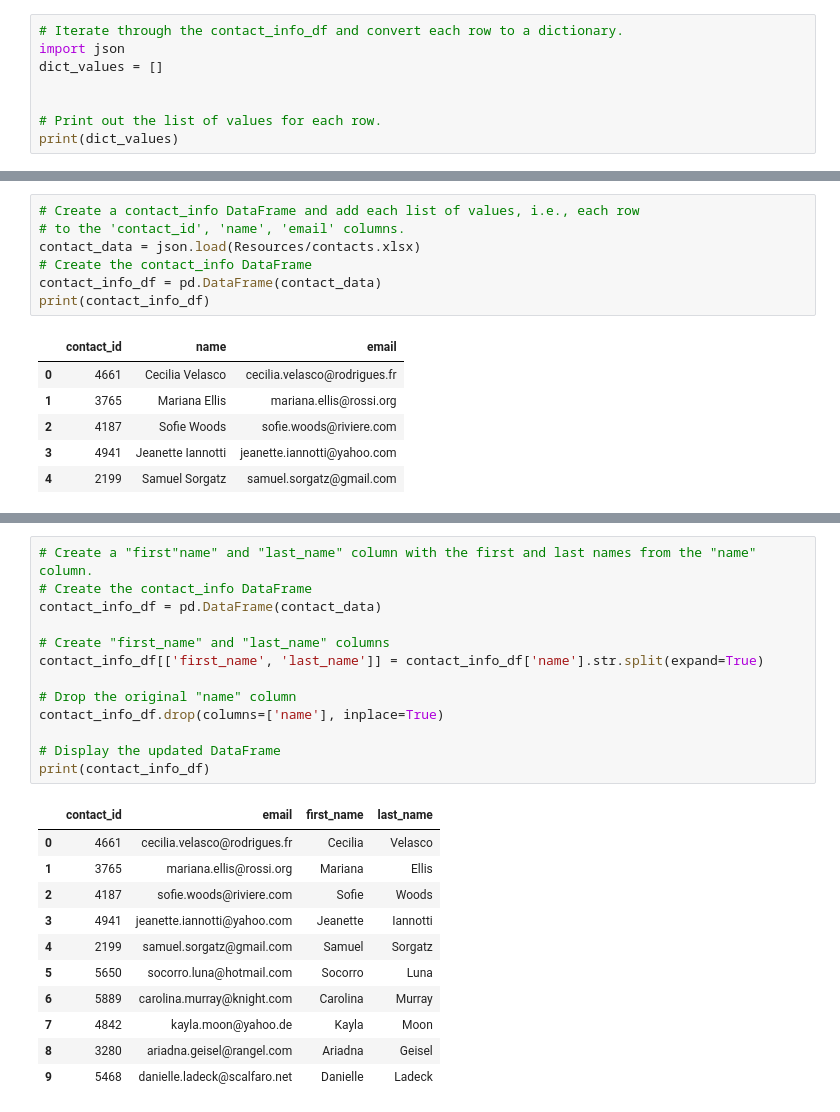
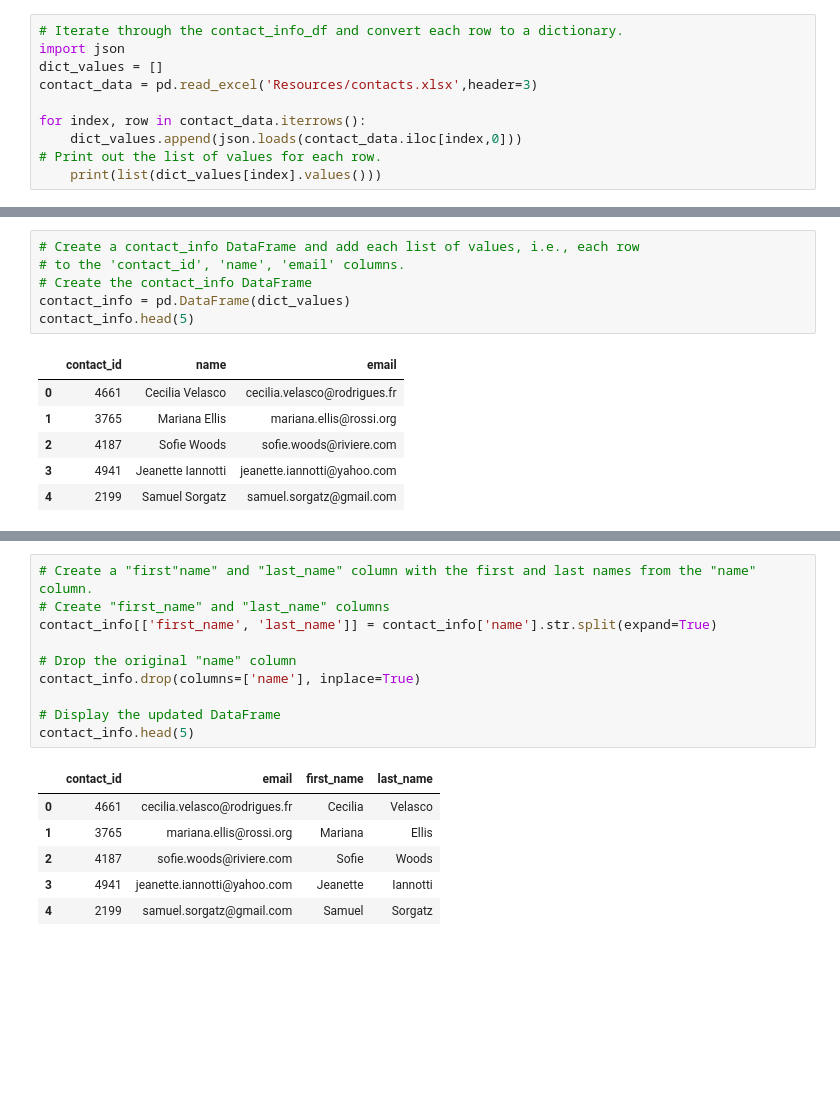
Before and after one commit to whallerud/Crowdfunding_ETL, a Jupyter notebook: ETL_Mini_Project_BSchaeffer_CThomas_SLopez_WHallerud.ipynb.ipynb, the cells around one changed output, grey strips where cells are left out. Saved outputs shown, nothing was run; the diff lists cells and outputs as text; blank space fills up the shorter version.

```diff
--- a/ETL_Mini_Project_BSchaeffer_CThomas_SLopez_WHallerud.ipynb.ipynb
+++ b/ETL_Mini_Project_BSchaeffer_CThomas_SLopez_WHallerud.ipynb.ipynb
@@ -317,8 +270,10 @@ Then export the DataFrame as a `contacts.csv` CSV file.
 # Iterate through the contact_info_df and convert each row to a dictionary.
 import json
 dict_values = []
+contact_data = pd.read_excel('Resources/contacts.xlsx',header=3)
 
-
+for index, row in contact_data.iterrows():
+    dict_values.append(json.loads(contact_data.iloc[index,0]))
 # Print out the list of values for each row.
-print(dict_values)
+    print(list(dict_values[index].values()))
 # %% [output]
@@ -326,10 +297,9 @@ print(dict_values)
 # %%
 # Create a contact_info DataFrame and add each list of values, i.e., each row
 # to the 'contact_id', 'name', 'email' columns.
-contact_data = json.load(Resources/contacts.xlsx)
 # Create the contact_info DataFrame
-contact_info_df = pd.DataFrame(contact_data)
-print(contact_info_df)
+contact_info = pd.DataFrame(dict_values)
+contact_info.head(5)
 # %% [output]
 |  | contact_id | name | email |
 | 0 | 4661 | Cecilia Velasco | cecilia.velasco@rodrigues.fr |
@@ -357,27 +319,19 @@ memory usage: 23.6+ KB
 # %%
 # Create a "first"name" and "last_name" column with the first and last names from the "name" column.
-# Create the contact_info DataFrame
-contact_info_df = pd.DataFrame(contact_data)
-
 # Create "first_name" and "last_name" columns
-contact_info_df[['first_name', 'last_name']] = contact_info_df['name'].str.split(expand=True)
+contact_info[['first_name', 'last_name']] = contact_info['name'].str.split(expand=True)
 
 # Drop the original "name" column
-contact_info_df.drop(columns=['name'], inplace=True)
+contact_info.drop(columns=['name'], inplace=True)
 
 # Display the updated DataFrame
-print(contact_info_df)
+contact_info.head(5)
 # %% [output]
 |  | contact_id | email | first_name | last_name |
 | 0 | 4661 | cecilia.velasco@rodrigues.fr | Cecilia | Velasco |
 | 1 | 3765 | mariana.ellis@rossi.org | Mariana | Ellis |
 | 2 | 4187 | sofie.woods@riviere.com | Sofie | Woods |
 | 3 | 4941 | jeanette.iannotti@yahoo.com | Jeanette | Iannotti |
 | 4 | 2199 | samuel.sorgatz@gmail.com | Samuel | Sorgatz |
-| 5 | 5650 | socorro.luna@hotmail.com | Socorro | Luna |
-| 6 | 5889 | carolina.murray@knight.com | Carolina | Murray |
-| 7 | 4842 | kayla.moon@yahoo.de | Kayla | Moon |
-| 8 | 3280 | ariadna.geisel@rangel.com | Ariadna | Geisel |
-| 9 | 5468 | danielle.ladeck@scalfaro.net | Danielle | Ladeck |
 # %%
 # Reorder the columns
```
Also changed, not shown: parts of 23 cells of this notebook, 10 other files.
